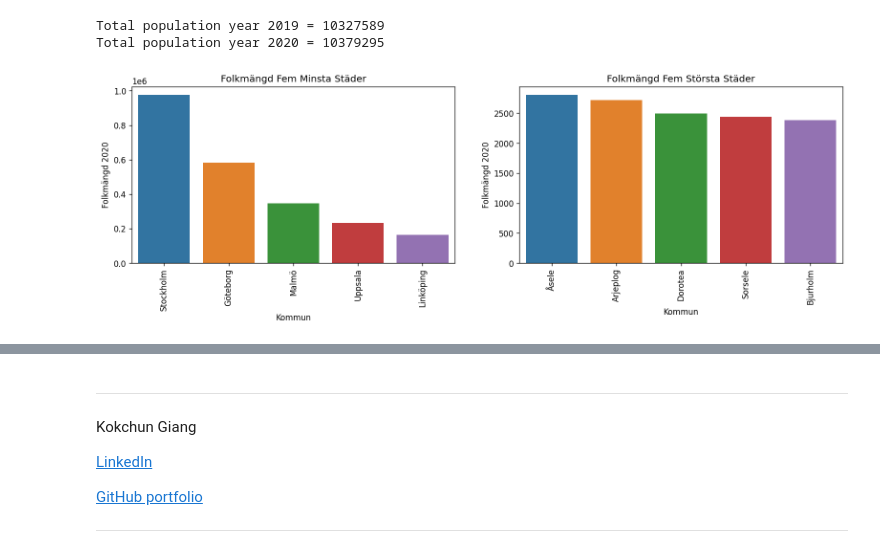
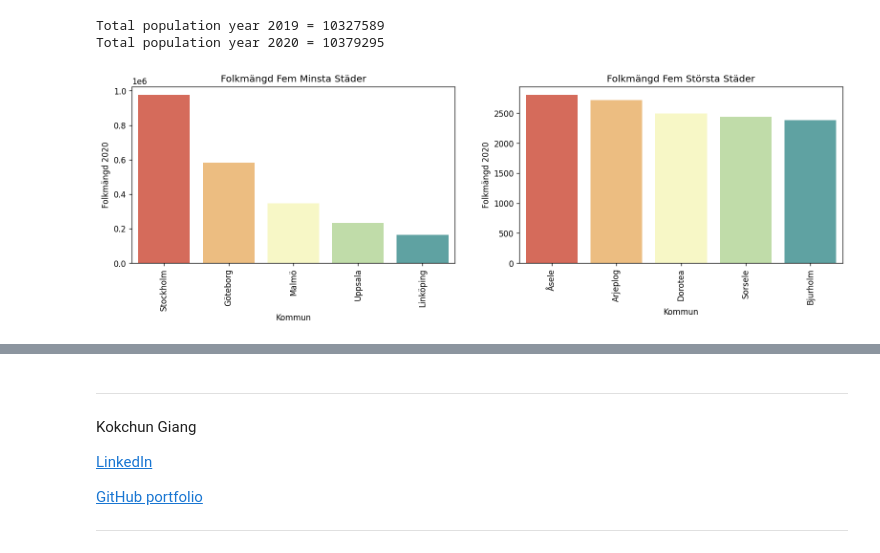
Before and after one commit to Rufshod/Databehandling-Alexander-Andersson, a Jupyter notebook: Exercises/E00_pandas_basic_syntax.ipynb, the cells around one changed output, grey strips where cells are left out. Saved outputs shown, nothing was run; the diff lists cells and outputs as text; code cells hidden in the pictures.

```diff
--- a/Exercises/E00_pandas_basic_syntax.ipynb
+++ b/Exercises/E00_pandas_basic_syntax.ipynb
@@ -305,16 +305,16 @@ Total population year 2020 = 10379295
 # %%
 # f) Plot a bar chart for the five largest cities and the five smallest cities. (*)
 
 fig, axes = plt.subplots(1, 2, figsize = (16,4), dpi = 120)
 titles = ["Folkmängd Fem Minsta Städer", "Folkmängd Fem Största Städer"]
 data_frames = (population_sort_largest.head(), population_small_5_sorted[::-1])
 
 for i, (data, title) in enumerate(zip(data_frames, titles)):
-    sns.barplot(data=data, x = "Kommun", y= "Folkmängd 2020", ax= axes[i])
+    sns.barplot(data=data, x = "Kommun", y= "Folkmängd 2020", palette = "Spectral", ax= axes[i])
     axes[i].set(title = title)
     axes[i].set_xticklabels(axes[i].get_xticklabels(), rotation = 90)
 # %% [output]
-[figure, old version]
+[figure, new version]
 # %% [markdown]
 ---
 
```
Also changed, not shown: 4 other files.
